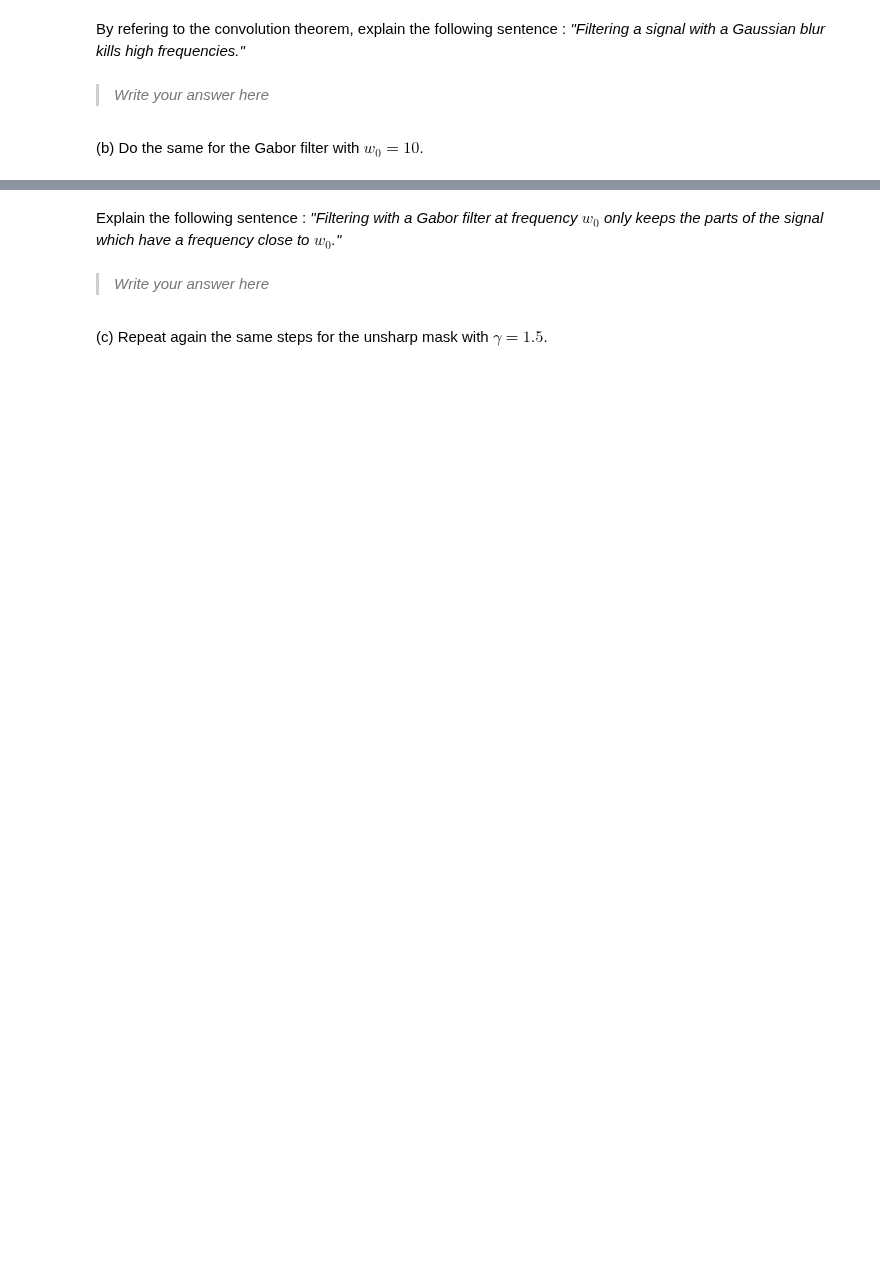
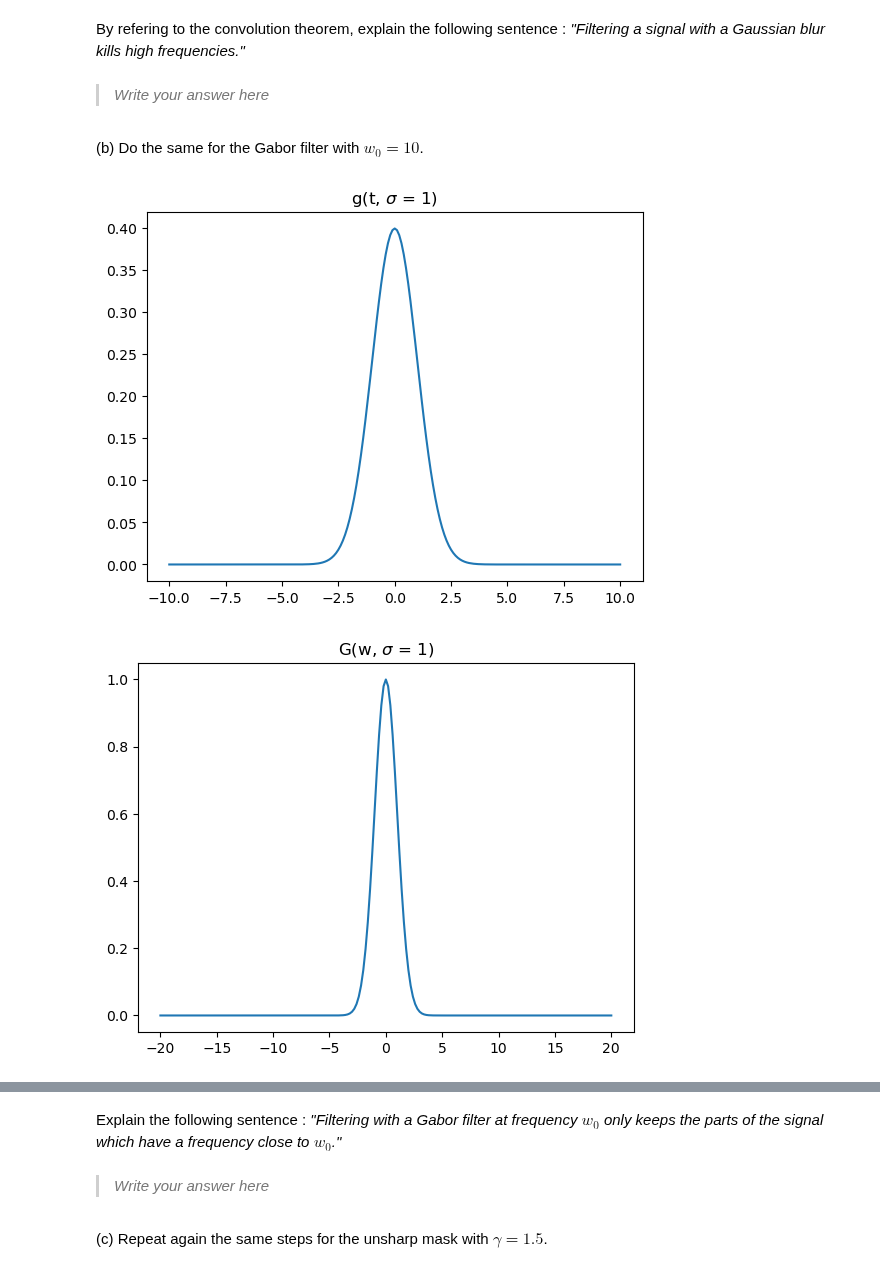
Before and after one commit to Arkanthara/digital_image_processing, a Jupyter notebook: TP9_donnet_michel.ipynb, the cells around one changed output, grey strips where cells are left out. Drawn from its saved outputs; the diff is of its cells as text; code cells hidden in the pictures; blank space fills up the shorter version.

```diff
--- a/TP9_donnet_michel.ipynb
+++ b/TP9_donnet_michel.ipynb
@@ -213,3 +253,42 @@ By refering to the convolution theorem, explain the following sentence :
 > *Write your answer here*
 # %% [markdown]
 (b) Do the same for the Gabor filter with $w_0 = 10$.
+# %%
+def gabor(t: np.ndarray, w_0: float = 10, sigma: float = 1) -> np.ndarray:
+    return np.cos(w_0 * t) * g(t, sigma)
+
+def Gabor(w: np.ndarray, w_0: float = 10, sigma: float = 1) -> np.ndarray:
+    return np.sqrt(2 * np.pi) / (2 * sigma) * (g(w - w_0, 1/sigma) + g(w + w_0, 1/sigma))
+
+plt.figure()
+plt.title("g(t, $\sigma$ = 1)")
+plt.plot(t, g(t))
+plt.show()
+
+plt.figure()
+plt.title("G(w, $\sigma$ = 1)")
+plt.plot(w, G(w))
+plt.show()
+
+plt.figure()
+plt.title("gabor(t)")
+plt.plot(t, gabor(t))
+plt.show()
+
+plt.figure()
+plt.title("Gabor(w)")
+plt.plot(w, Gabor(w))
+plt.show()
+
+plt.figure()
+plt.title("Gabor(w)$\cdot$ G(w)")
+plt.plot(w, Gabor(w) * G(w))
+plt.show()
+
+plt.figure()
+plt.title("gabor(t) * g(t)")
+plt.plot(w, np.convolve(gabor(t), g(t), mode="same"))
+plt.show()
+# %% [output]
+[figure, added]
+[figure, added]
```
Also changed, not shown: parts of 3 cells of this notebook.
